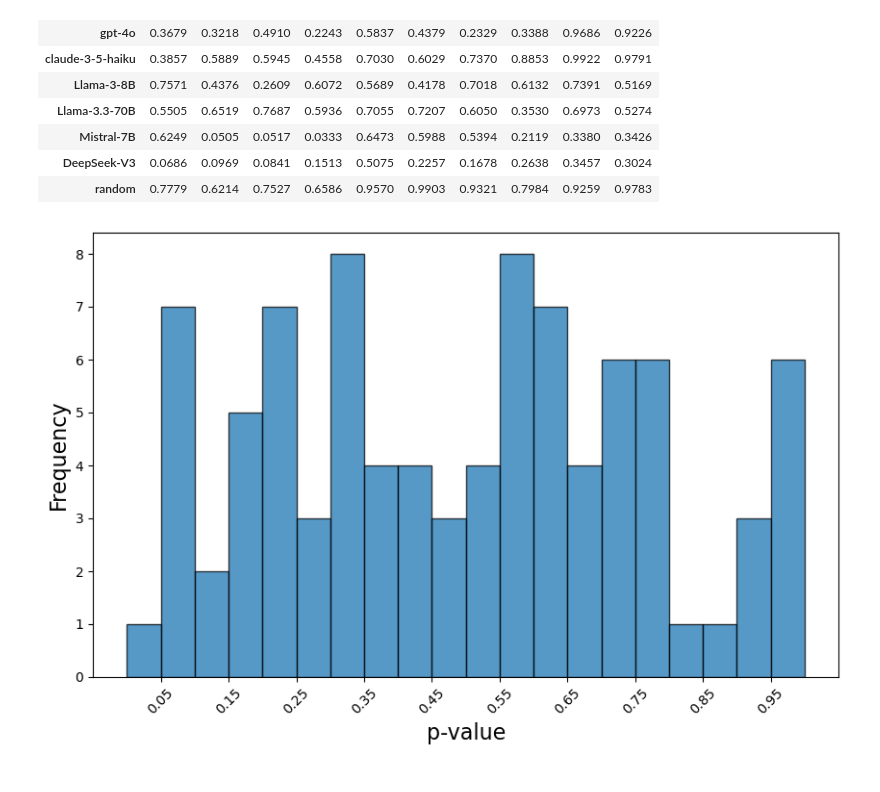
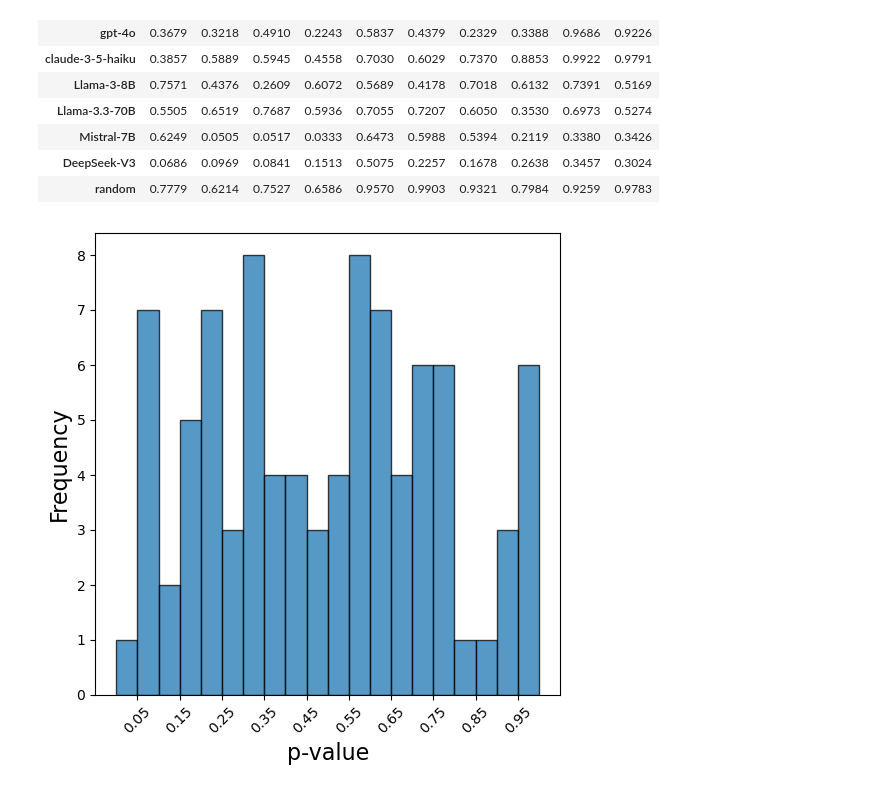
Before and after one commit to yw3453/uq-llm-survey-simulation, a Jupyter notebook: OpinionQA evaluations all.ipynb, the cells around one changed output. Drawn from its saved outputs; the diff is of its cells as text; code cells hidden in the pictures.

```diff
--- a/OpinionQA evaluations all.ipynb
+++ b/OpinionQA evaluations all.ipynb
@@ -124,10 +124,10 @@ p_vals
 # %%
 # draw a histogram of the p-values
 p_vals_array = p_vals.values.flatten()
-plt.figure(figsize = (10, 6))
+plt.figure(figsize = (6, 6))
 plt.hist(p_vals_array, bins=np.linspace(0, 1, 21), edgecolor='black', alpha = 0.75)
 plt.xlabel('p-value', fontsize = 16)
 plt.ylabel('Frequency', fontsize = 16)
 plt.xticks(np.linspace(0, 1, 21)[1:-1][::2], rotation=45)
 # %% [output]
-[figure, old version]
+[figure, new version]
```
Also changed, not shown: 1 other file.
